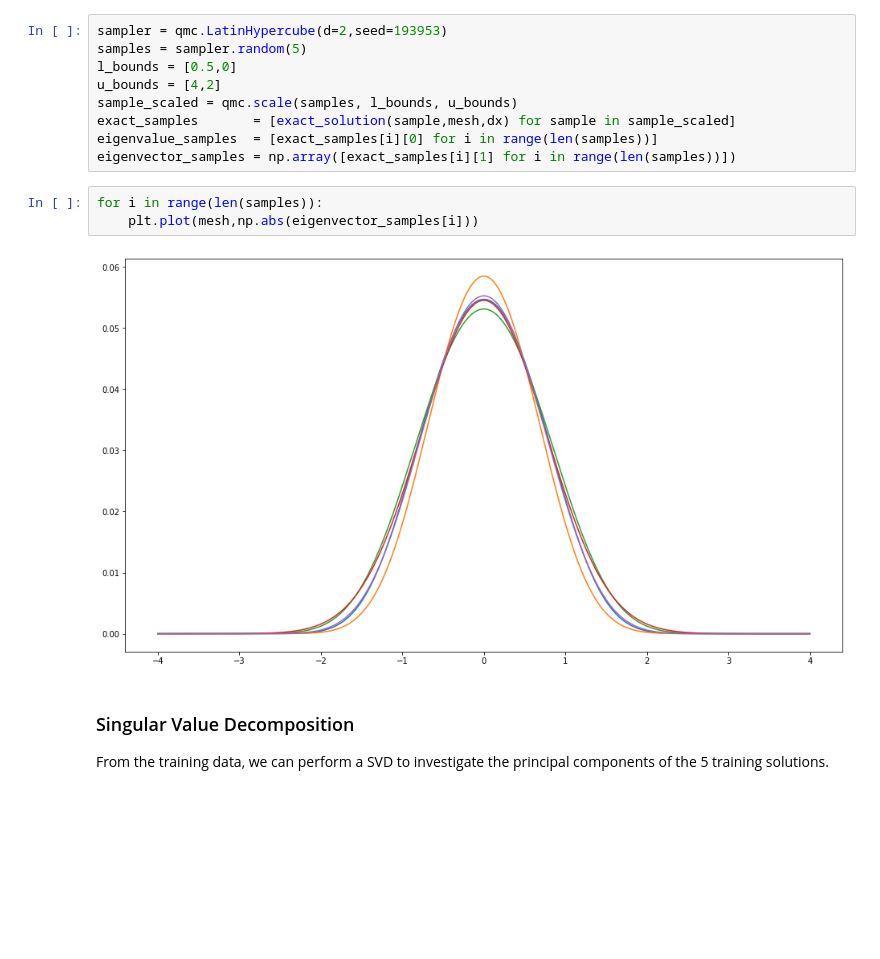
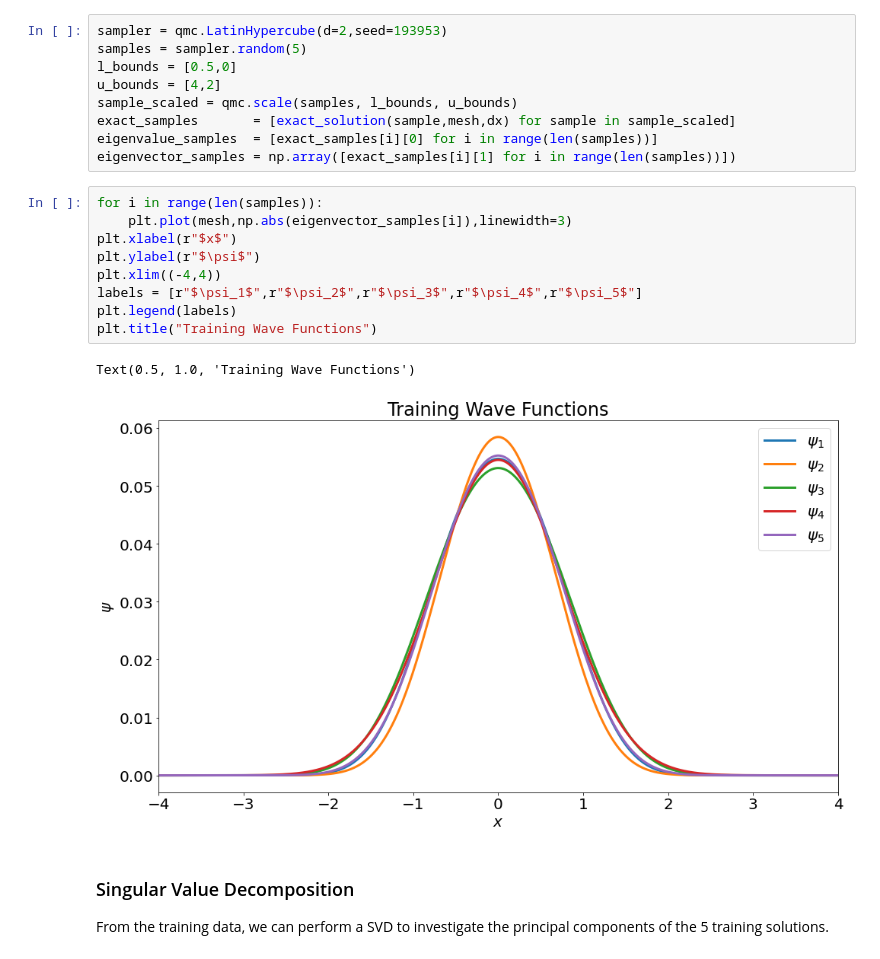
Before and after one commit to sudhanvalalit/FRIBSummerProject2023, a Jupyter notebook: RBM_methods.ipynb, the cells around one changed output. Cells and saved outputs as stored; diff of their text form; blank space fills up the shorter version.

```diff
--- a/RBM_methods.ipynb
+++ b/RBM_methods.ipynb
@@ -70,11 +75,18 @@ sample_scaled = qmc.scale(samples, l_bounds, u_bounds)
 exact_samples       = [exact_solution(sample,mesh,dx) for sample in sample_scaled]
 eigenvalue_samples  = [exact_samples[i][0] for i in range(len(samples))]
 eigenvector_samples = np.array([exact_samples[i][1] for i in range(len(samples))])
-# %%
-for i in range(len(samples)):
-    plt.plot(mesh,np.abs(eigenvector_samples[i]))
-# %% [output]
-[figure, removed]
+# %%
+for i in range(len(samples)):
+    plt.plot(mesh,np.abs(eigenvector_samples[i]),linewidth=3)
+plt.xlabel(r"$x$")
+plt.ylabel(r"$\psi$")
+plt.xlim((-4,4))
+labels = [r"$\psi_1$",r"$\psi_2$",r"$\psi_3$",r"$\psi_4$",r"$\psi_5$"]
+plt.legend(labels)
+plt.title("Training Wave Functions")
+# %% [output]
+Text(0.5, 1.0, 'Training Wave Functions')
+[figure, added]
 # %% [markdown]
 ### Singular Value Decomposition
 
```
Also changed, not shown: parts of 5 cells of this notebook.
